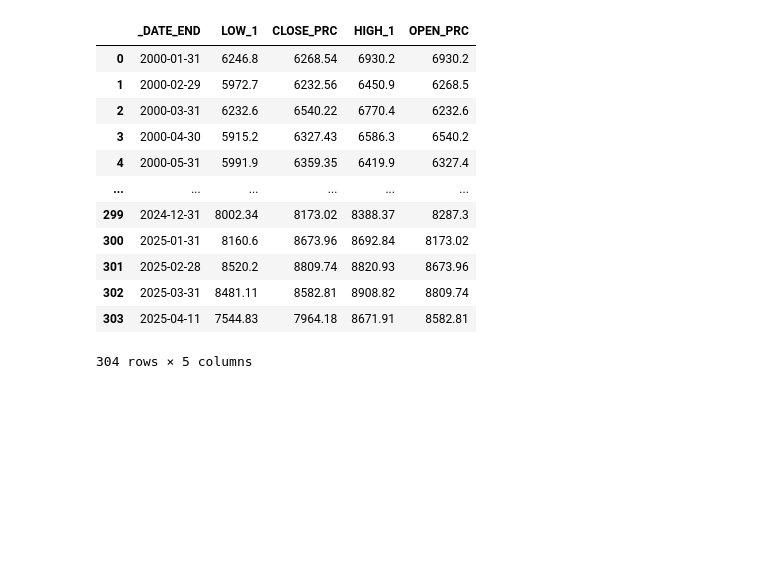
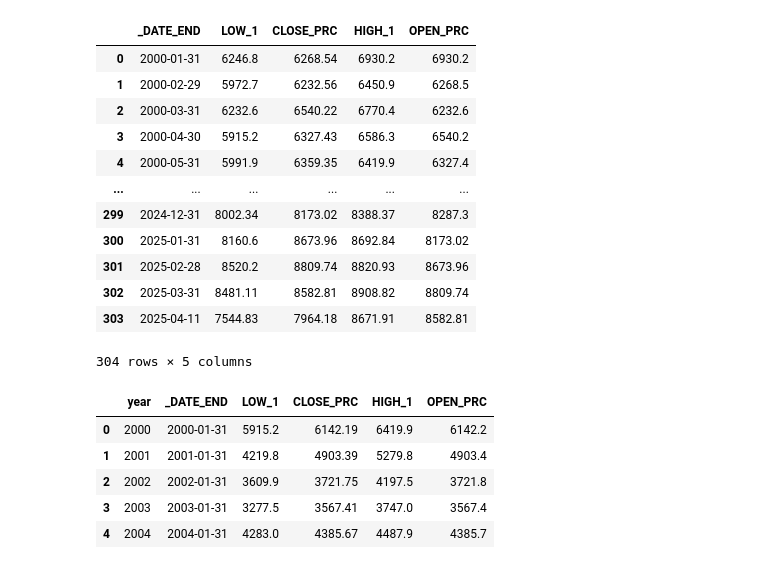
Before and after one commit to avekassy1/tfl-price-visualisations, a Jupyter notebook: tfl-visualisations.ipynb, the cells around one changed output. Drawn from its saved outputs; the diff is of its cells as text; code cells hidden in the pictures; blank space fills up the shorter version.

```diff
--- a/tfl-visualisations.ipynb
+++ b/tfl-visualisations.ipynb
@@ -89,3 +192,22 @@ ftse100
 | 302 | 2025-03-31 | 8481.11 | 8582.81 | 8908.82 | 8809.74 |
 | 303 | 2025-04-11 | 7544.83 | 7964.18 | 8671.91 | 8582.81 |
 304 rows × 5 columns
+# %%
+ftse100['_DATE_END'] = pd.to_datetime(ftse100['_DATE_END'])
+ftse100['year'] = ftse100['_DATE_END'].dt.year
+# ftse100['year'] = ftse100['_DATE_END'].apply(lambda x: int(x.split('-')[0]))
+
+ftse_yearly_max_prices = ftse100.groupby("year", as_index=False).max() # HALO this is stupid
+ftse_yearly_max_prices = ftse_yearly_max_prices.sort_values("year")
+
+ftse_yearly_min_prices = ftse100.groupby("year", as_index=False).min()
+ftse_yearly_min_prices = ftse_yearly_min_prices.sort_values("year")
+
+ftse_yearly_min_prices.head()
+# %% [output]
+|  | year | _DATE_END | LOW_1 | CLOSE_PRC | HIGH_1 | OPEN_PRC |
+| 0 | 2000 | 2000-01-31 | 5915.2 | 6142.19 | 6419.9 | 6142.2 |
+| 1 | 2001 | 2001-01-31 | 4219.8 | 4903.39 | 5279.8 | 4903.4 |
+| 2 | 2002 | 2002-01-31 | 3609.9 | 3721.75 | 4197.5 | 3721.8 |
+| 3 | 2003 | 2003-01-31 | 3277.5 | 3567.41 | 3747.0 | 3567.4 |
+| 4 | 2004 | 2004-01-31 | 4283.0 | 4385.67 | 4487.9 | 4385.7 |
```
Also changed, not shown: parts of 20 cells of this notebook, 5 other files.
